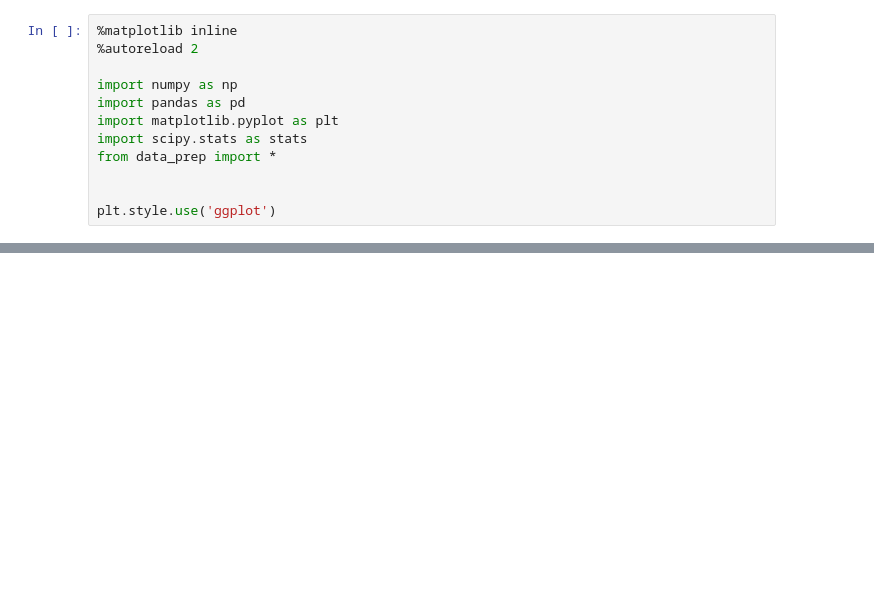
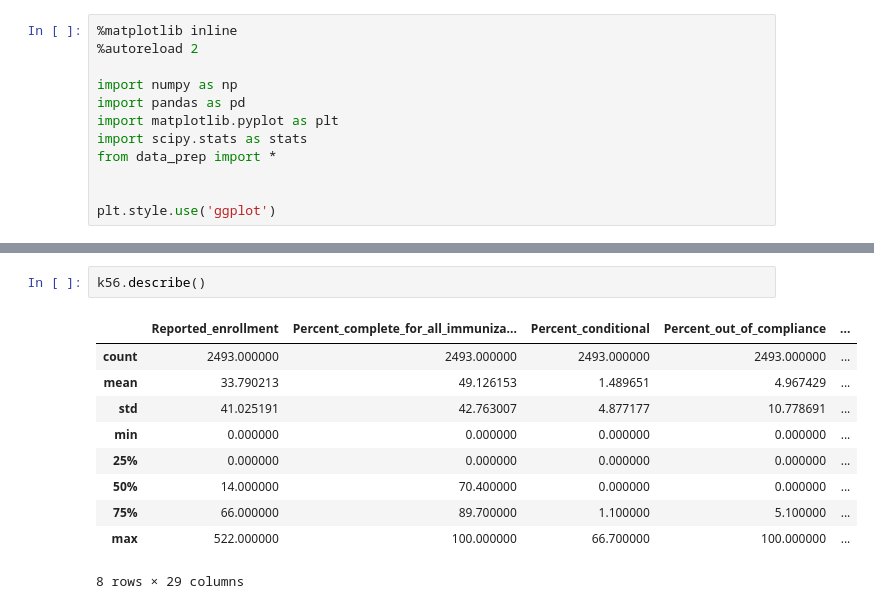
Before and after one commit to frischmuth/Washington-Immunization-Rates, a Jupyter notebook: Immunization IDE.ipynb, the cells around one changed output, grey strips where cells are left out. Cells and saved outputs as stored; diff of their text form; blank space fills up the shorter version.

```diff
--- a/Immunization IDE.ipynb
+++ b/Immunization IDE.ipynb
@@ -18,0 +72,13 @@ all56 = read_data_remove_zeros('data/2015_16_All_Grades')
+# %%
+k56.describe()
+# %% [output]
+|  | Reported_enrollment | Percent_complete_for_all_immuniza... | Percent_conditional | Percent_out_of_compliance | ... |
+| count | 2493.000000 | 2493.000000 | 2493.000000 | 2493.000000 | ... |
+| mean | 33.790213 | 49.126153 | 1.489651 | 4.967429 | ... |
+| std | 41.025191 | 42.763007 | 4.877177 | 10.778691 | ... |
+| min | 0.000000 | 0.000000 | 0.000000 | 0.000000 | ... |
+| 25% | 0.000000 | 0.000000 | 0.000000 | 0.000000 | ... |
+| 50% | 14.000000 | 70.400000 | 0.000000 | 0.000000 | ... |
+| 75% | 66.000000 | 89.700000 | 1.100000 | 5.100000 | ... |
+| max | 522.000000 | 100.000000 | 66.700000 | 100.000000 | ... |
+8 rows × 29 columns
```
Also changed, not shown: parts of 11 cells of this notebook, 2 other files.
